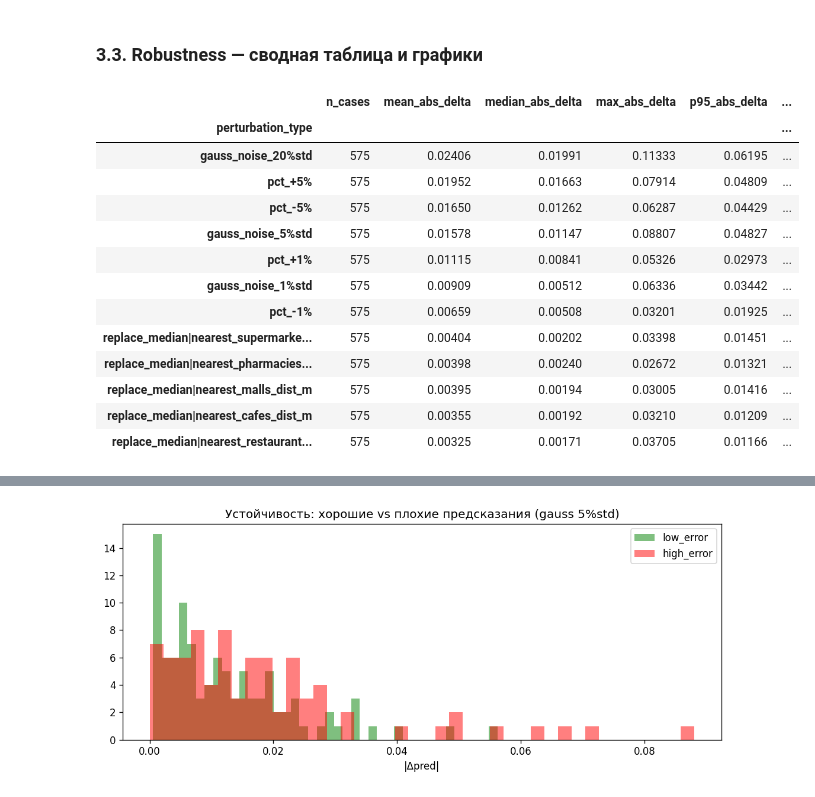
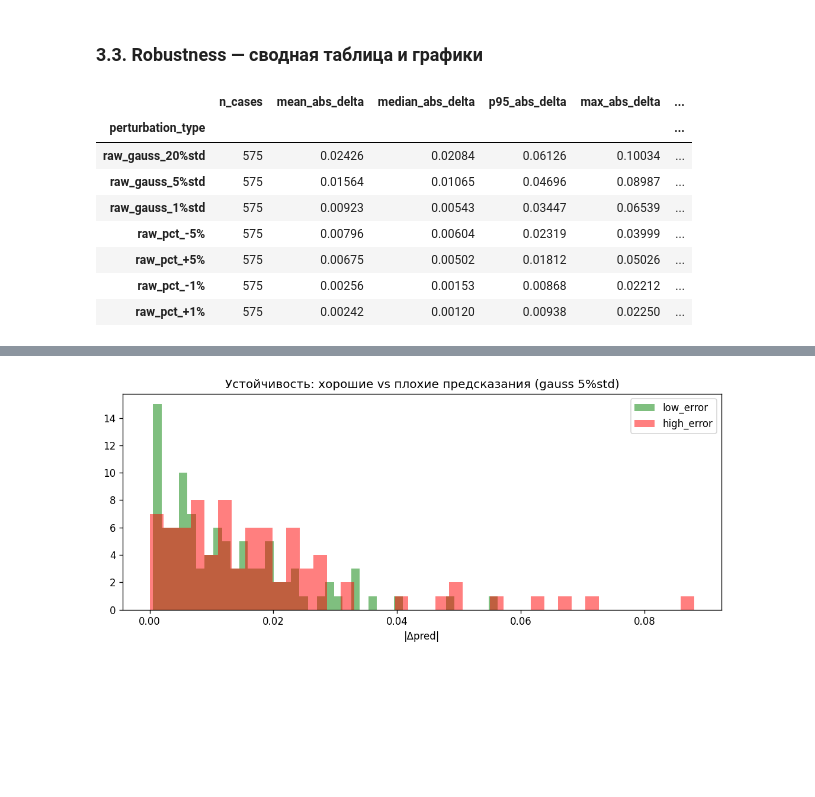
Before and after one commit to Khamoon7/GeoATM-popularity, a Jupyter notebook: notebooks/error_analysis_robustness.ipynb, the cells around one changed output, grey strips where cells are left out. Cells and saved outputs as stored; diff of their text form; code cells hidden in the pictures; blank space fills up the shorter version.

```diff
--- a/notebooks/error_analysis_robustness.ipynb
+++ b/notebooks/error_analysis_robustness.ipynb
@@ -776,32 +802,37 @@ robustness_results_df.head(5)
 # %%
 def summarize_robustness(rdf):
     return rdf.groupby("perturbation_type").agg(
-        n_cases=("abs_prediction_delta","size"),
-        mean_abs_delta=("abs_prediction_delta","mean"),
-        median_abs_delta=("abs_prediction_delta","median"),
-        max_abs_delta=("abs_prediction_delta","max"),
-        p95_abs_delta=("abs_prediction_delta",lambda x: x.quantile(.95)),
-        mean_relative_delta=("relative_delta","mean"),
+        n_cases=("abs_prediction_delta", "size"),
+        mean_abs_delta=("abs_prediction_delta", "mean"),
+        median_abs_delta=("abs_prediction_delta", "median"),
+        p95_abs_delta=("abs_prediction_delta", lambda x: x.quantile(.95)),
+        max_abs_delta=("abs_prediction_delta", "max"),
+
+        # Сравнение с OOF MAE — основная метрика для интерпретации
+        mean_delta_vs_oof_mae=("delta_vs_oof_mae", "mean"),
+        median_delta_vs_oof_mae=("delta_vs_oof_mae", "median"),
+        p95_delta_vs_oof_mae=("delta_vs_oof_mae", lambda x: x.quantile(.95)),
+
+        # Относительно исходного предсказания — вторичная метрика
+        mean_relative_delta_to_pred=("relative_delta_to_pred", "mean"),
     ).sort_values("mean_abs_delta", ascending=False)
 
+
 robustness_summary = summarize_robustness(robustness_results_df)
+
 robustness_summary.to_csv(OUTPUT_DIR / "robustness_summary.csv")
+
 display(robustness_summary.round(5))
 # %% [output]
-|  | n_cases | mean_abs_delta | median_abs_delta | max_abs_delta | p95_abs_delta | ... |
+|  | n_cases | mean_abs_delta | median_abs_delta | p95_abs_delta | max_abs_delta | ... |
 | perturbation_type |  |  |  |  |  | ... |
-| gauss_noise_20%std | 575 | 0.02406 | 0.01991 | 0.11333 | 0.06195 | ... |
-| pct_+5% | 575 | 0.01952 | 0.01663 | 0.07914 | 0.04809 | ... |
-| pct_-5% | 575 | 0.01650 | 0.01262 | 0.06287 | 0.04429 | ... |
-| gauss_noise_5%std | 575 | 0.01578 | 0.01147 | 0.08807 | 0.04827 | ... |
-| pct_+1% | 575 | 0.01115 | 0.00841 | 0.05326 | 0.02973 | ... |
-| gauss_noise_1%std | 575 | 0.00909 | 0.00512 | 0.06336 | 0.03442 | ... |
-| pct_-1% | 575 | 0.00659 | 0.00508 | 0.03201 | 0.01925 | ... |
-| replace_median|nearest_supermarke... | 575 | 0.00404 | 0.00202 | 0.03398 | 0.01451 | ... |
-| replace_median|nearest_pharmacies... | 575 | 0.00398 | 0.00240 | 0.02672 | 0.01321 | ... |
-| replace_median|nearest_malls_dist_m | 575 | 0.00395 | 0.00194 | 0.03005 | 0.01416 | ... |
-| replace_median|nearest_cafes_dist_m | 575 | 0.00355 | 0.00192 | 0.03210 | 0.01209 | ... |
-| replace_median|nearest_restaurant... | 575 | 0.00325 | 0.00171 | 0.03705 | 0.01166 | ... |
+| raw_gauss_20%std | 575 | 0.02426 | 0.02084 | 0.06126 | 0.10034 | ... |
+| raw_gauss_5%std | 575 | 0.01564 | 0.01065 | 0.04696 | 0.08987 | ... |
+| raw_gauss_1%std | 575 | 0.00923 | 0.00543 | 0.03447 | 0.06539 | ... |
+| raw_pct_-5% | 575 | 0.00796 | 0.00604 | 0.02319 | 0.03999 | ... |
+| raw_pct_+5% | 575 | 0.00675 | 0.00502 | 0.01812 | 0.05026 | ... |
+| raw_pct_-1% | 575 | 0.00256 | 0.00153 | 0.00868 | 0.02212 | ... |
+| raw_pct_+1% | 575 | 0.00242 | 0.00120 | 0.00938 | 0.02250 | ... |
 # %%
 fig, axes = plt.subplots(2, 2, figsize=(16, 10))
 
```
Also changed, not shown: parts of 5 cells of this notebook.
